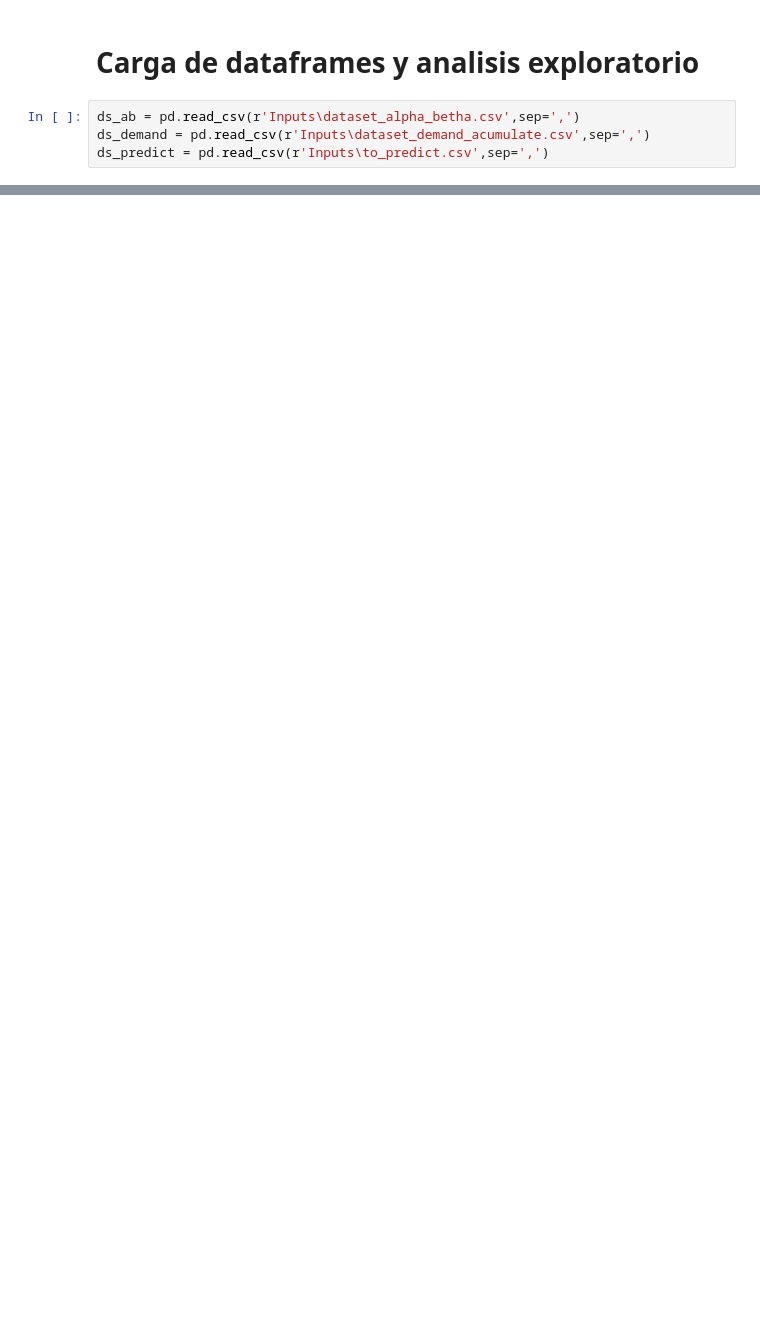
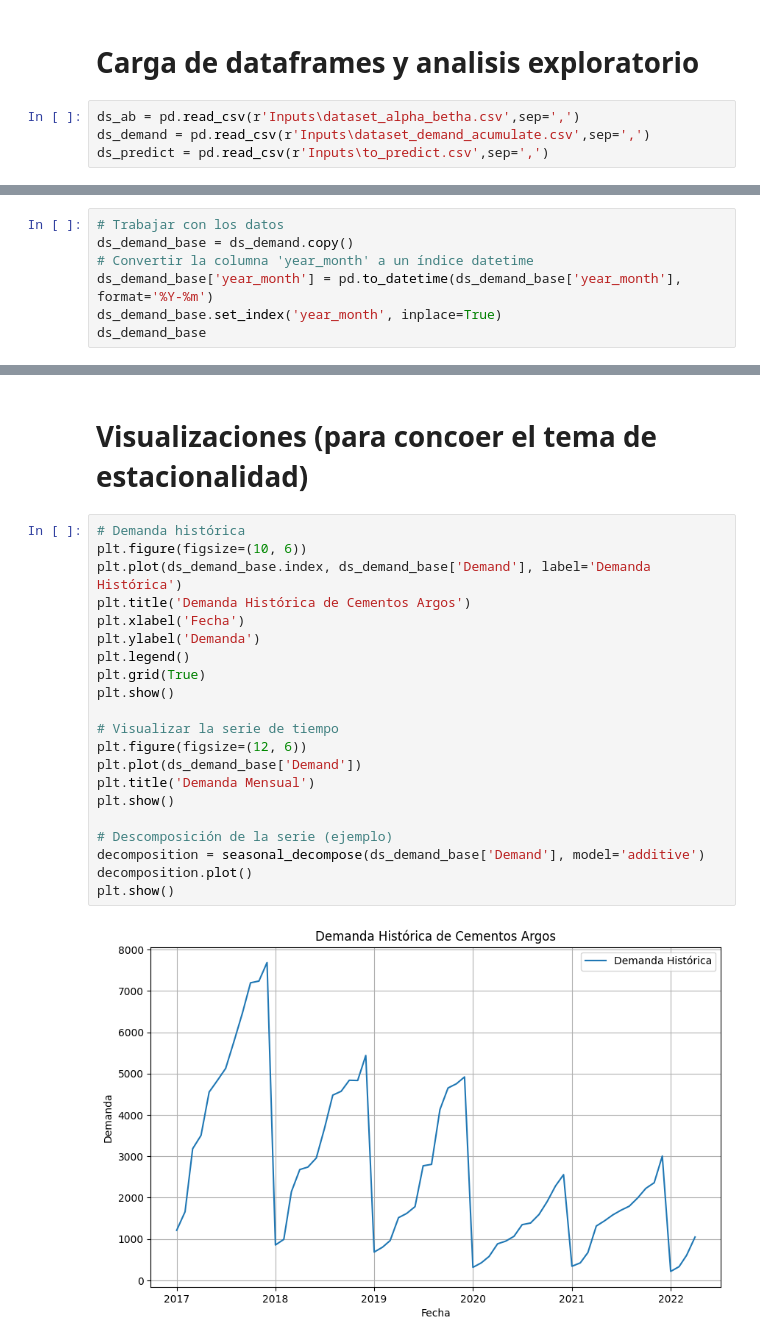
Before and after one commit to JuanIsazaCo/Prueba_Especialista_Finanzas_JDIC, a Jupyter notebook: main.ipynb, the cells around one changed output, grey strips where cells are left out. Drawn from its saved outputs; the diff is of its cells as text; blank space fills up the shorter version.

```diff
--- a/main.ipynb
+++ b/main.ipynb
@@ -35,0 +154,7 @@ print(ds_predict.head())
+# %%
+# Trabajar con los datos
+ds_demand_base = ds_demand.copy()
+# Convertir la columna 'year_month' a un índice datetime
+ds_demand_base['year_month'] = pd.to_datetime(ds_demand_base['year_month'], format='%Y-%m')
+ds_demand_base.set_index('year_month', inplace=True)
+ds_demand_base
@@ -35,0 +176,25 @@ print(ds_predict.head())
+# %% [markdown]
+# Visualizaciones (para concoer el tema de estacionalidad)
+# %%
+# Demanda histórica
+plt.figure(figsize=(10, 6))
+plt.plot(ds_demand_base.index, ds_demand_base['Demand'], label='Demanda Histórica')
+plt.title('Demanda Histórica de Cementos Argos')
+plt.xlabel('Fecha')
+plt.ylabel('Demanda')
+plt.legend()
+plt.grid(True)
+plt.show()
+
+# Visualizar la serie de tiempo
+plt.figure(figsize=(12, 6))
+plt.plot(ds_demand_base['Demand'])
+plt.title('Demanda Mensual')
+plt.show()
+
+# Descomposición de la serie (ejemplo)
+decomposition = seasonal_decompose(ds_demand_base['Demand'], model='additive')
+decomposition.plot()
+plt.show()
+# %% [output]
+[figure, added]
```
Also changed, not shown: parts of 22 cells of this notebook.
